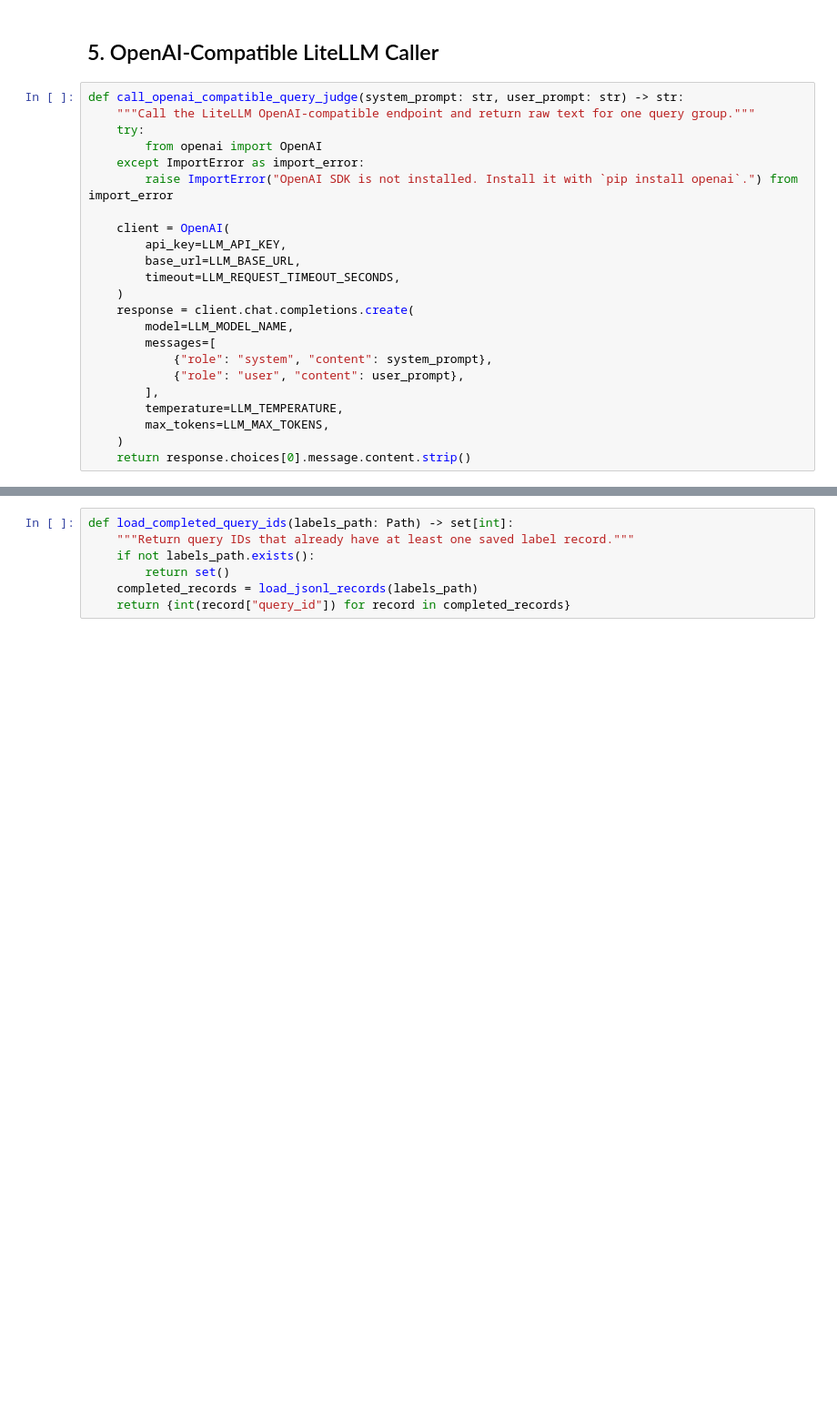
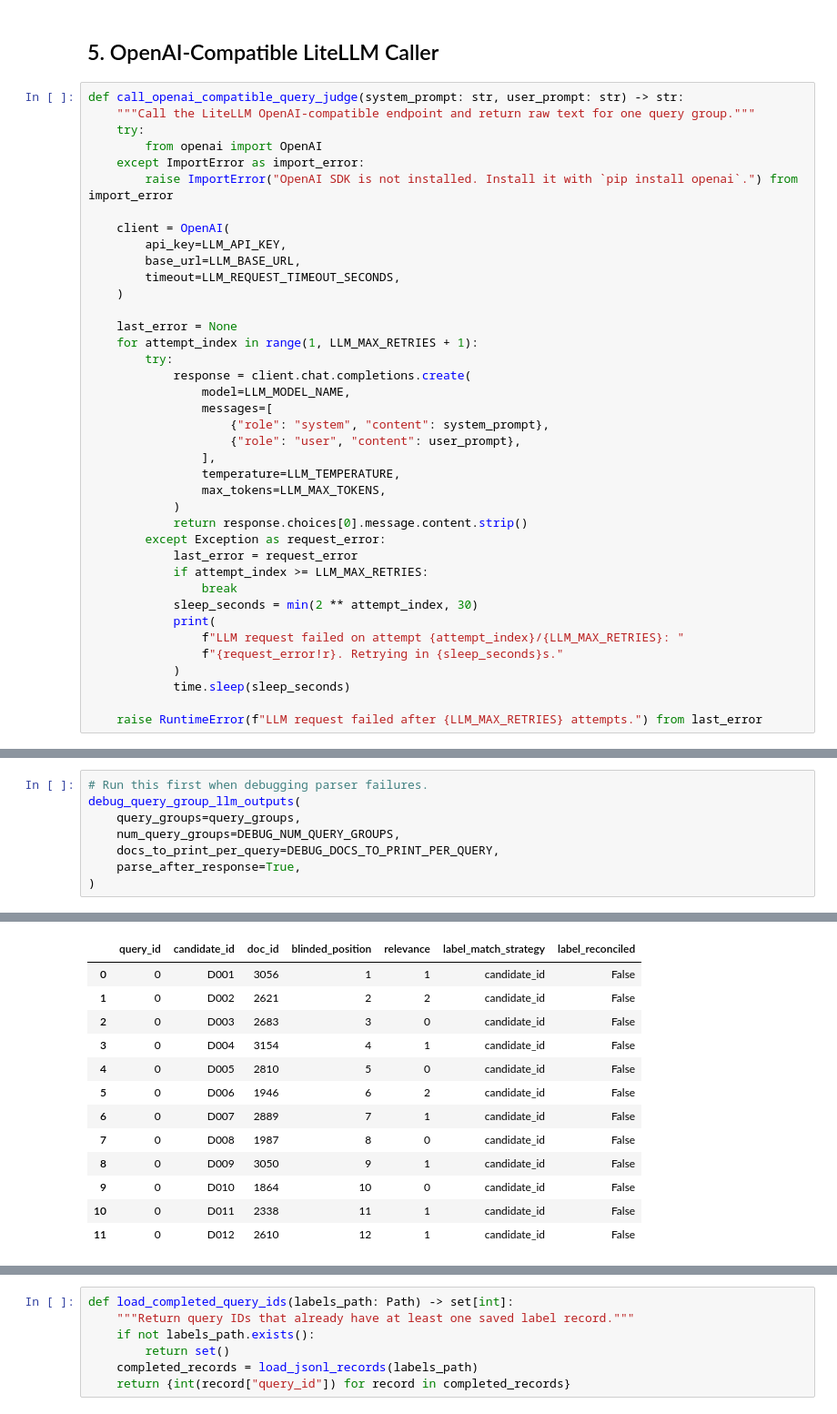
Before and after one commit to TMTien31/DS300-UIT-RecommenderSystem, a Jupyter notebook: Finalproject/notebooks/rec_and_eval/test_llm_label.ipynb, the cells around one changed output, grey strips where cells are left out. Shown at 91% size. Drawn from its saved outputs; the diff is of its cells as text; blank space fills up the shorter version.

```diff
--- a/Finalproject/notebooks/rec_and_eval/test_llm_label.ipynb
+++ b/Finalproject/notebooks/rec_and_eval/test_llm_label.ipynb
@@ -348,13 +499,29 @@ def call_openai_compatible_query_judge(system_prompt: str, user_prompt: str) ->
         base_url=LLM_BASE_URL,
         timeout=LLM_REQUEST_TIMEOUT_SECONDS,
     )
-    response = client.chat.completions.create(
-        model=LLM_MODEL_NAME,
-        messages=[
-            {"role": "system", "content": system_prompt},
-            {"role": "user", "content": user_prompt},
-        ],
-        temperature=LLM_TEMPERATURE,
-        max_tokens=LLM_MAX_TOKENS,
-    )
-    return response.choices[0].message.content.strip()
+
+    last_error = None
+    for attempt_index in range(1, LLM_MAX_RETRIES + 1):
+        try:
+            response = client.chat.completions.create(
+                model=LLM_MODEL_NAME,
+                messages=[
+                    {"role": "system", "content": system_prompt},
+                    {"role": "user", "content": user_prompt},
+                ],
+                temperature=LLM_TEMPERATURE,
+                max_tokens=LLM_MAX_TOKENS,
+            )
+            return response.choices[0].message.content.strip()
+        except Exception as request_error:
+            last_error = request_error
+            if attempt_index >= LLM_MAX_RETRIES:
+                break
+            sleep_seconds = min(2 ** attempt_index, 30)
+            print(
+                f"LLM request failed on attempt {attempt_index}/{LLM_MAX_RETRIES}: "
+                f"{request_error!r}. Retrying in {sleep_seconds}s."
+            )
+            time.sleep(sleep_seconds)
+
+    raise RuntimeError(f"LLM request failed after {LLM_MAX_RETRIES} attempts.") from last_error
@@ -360,0 +659,9 @@ def call_openai_compatible_query_judge(system_prompt: str, user_prompt: str) ->
+# %%
+# Run this first when debugging parser failures.
+debug_query_group_llm_outputs(
+    query_groups=query_groups,
+    num_query_groups=DEBUG_NUM_QUERY_GROUPS,
+    docs_to_print_per_query=DEBUG_DOCS_TO_PRINT_PER_QUERY,
+    parse_after_response=True,
+)
+# %% [output]
@@ -360,0 +736,13 @@ def call_openai_compatible_query_judge(system_prompt: str, user_prompt: str) ->
+|  | query_id | candidate_id | doc_id | blinded_position | relevance | label_match_strategy | label_reconciled |
+| 0 | 0 | D001 | 3056 | 1 | 1 | candidate_id | False |
+| 1 | 0 | D002 | 2621 | 2 | 2 | candidate_id | False |
+| 2 | 0 | D003 | 2683 | 3 | 0 | candidate_id | False |
+| 3 | 0 | D004 | 3154 | 4 | 1 | candidate_id | False |
+| 4 | 0 | D005 | 2810 | 5 | 0 | candidate_id | False |
+| 5 | 0 | D006 | 1946 | 6 | 2 | candidate_id | False |
+| 6 | 0 | D007 | 2889 | 7 | 1 | candidate_id | False |
+| 7 | 0 | D008 | 1987 | 8 | 0 | candidate_id | False |
+| 8 | 0 | D009 | 3050 | 9 | 1 | candidate_id | False |
+| 9 | 0 | D010 | 1864 | 10 | 0 | candidate_id | False |
+| 10 | 0 | D011 | 2338 | 11 | 1 | candidate_id | False |
+| 11 | 0 | D012 | 2610 | 12 | 1 | candidate_id | False |
```
Also changed, not shown: parts of 14 cells of this notebook, 12 other files.
